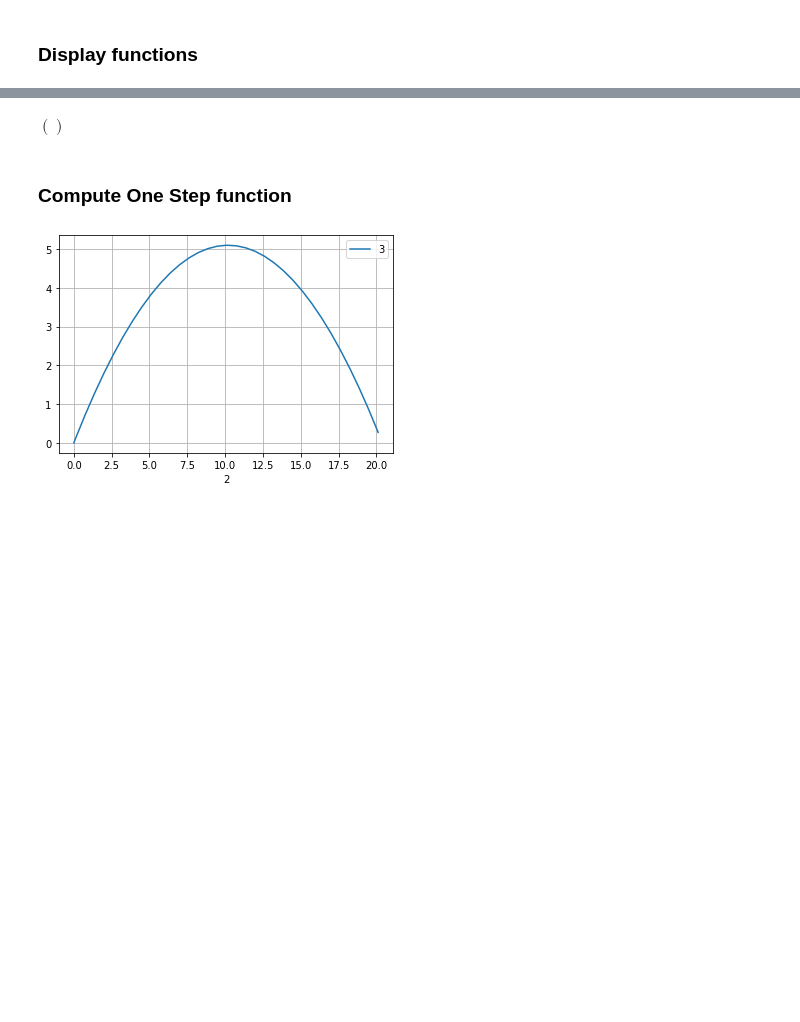
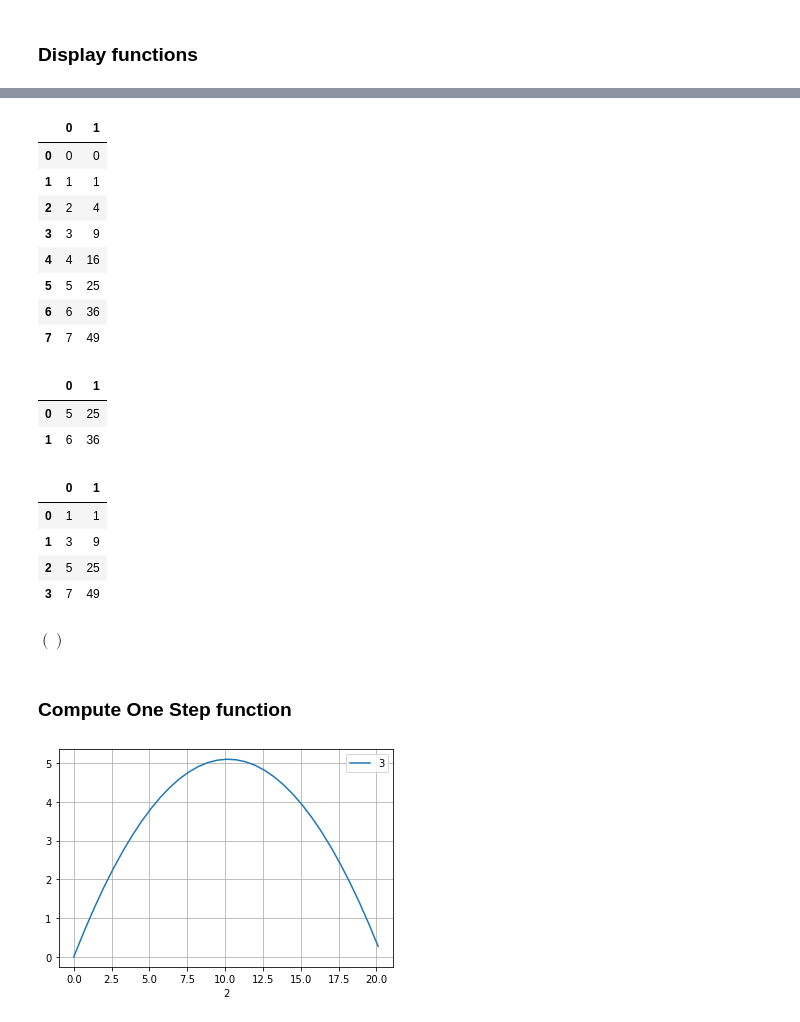
Before and after one commit to hrbolek/learning, a Jupyter notebook: operanalyst/simulation.ipynb, the cells around one changed output, grey strips where cells are left out. Saved outputs shown, nothing was run; the diff lists cells and outputs as text; code cells hidden in the pictures; blank space fills up the shorter version.

```diff
--- a/operanalyst/simulation.ipynb
+++ b/operanalyst/simulation.ipynb
@@ -42,3 +46,48 @@ displayData(data)
+# %%
+def skip(generator, count):
+  innerGen = iter(generator)
+  for index in range(count):
+    next(innerGen)
+  return innerGen
+
+def take(generator, count):
+  innerGen = iter(generator)
+  for index in range(count):
+    yield next(innerGen)
+
+def dilute(generator, ratio):
+  innerGen = iter(generator)
+  while True:
+    skip(innerGen, ratio - 1)
+    yield next(innerGen)
+
+#=================#
+# example of use  #
+#=================#
+data = [(0, 0), (1, 1), (2, 4), (3, 9), (4, 16), (5, 25), (6, 36), (7, 49)]
+partOfData = take(skip(data, 5), 2) # skip five, take two next, rest blow up
+dilutedData = dilute(data, 2)
+displayData(data)
+displayData(partOfData)
+displayData(dilutedData)
+# %% [output]
+|  | 0 | 1 |
+| 0 | 0 | 0 |
+| 1 | 1 | 1 |
+| 2 | 2 | 4 |
+| 3 | 3 | 9 |
+| 4 | 4 | 16 |
+| 5 | 5 | 25 |
+| 6 | 6 | 36 |
+| 7 | 7 | 49 |
+|  | 0 | 1 |
+| 0 | 5 | 25 |
+| 1 | 6 | 36 |
+|  | 0 | 1 |
+| 0 | 1 | 1 |
+| 1 | 3 | 9 |
+| 2 | 5 | 25 |
+| 3 | 7 | 49 |
 # %% [markdown]
 $\left(\right)$
 # %% [markdown]
```
Also changed, not shown: parts of 6 cells of this notebook.
